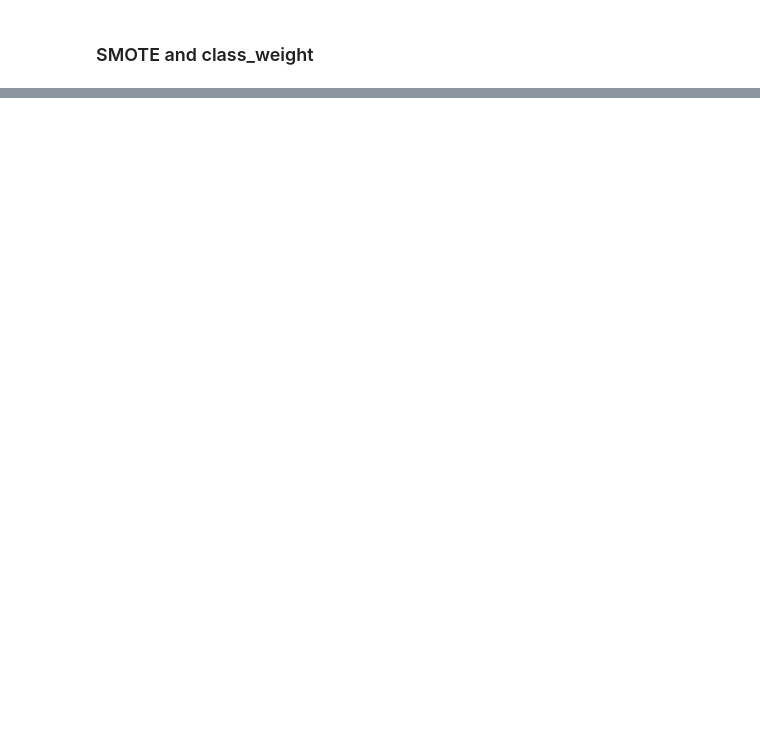
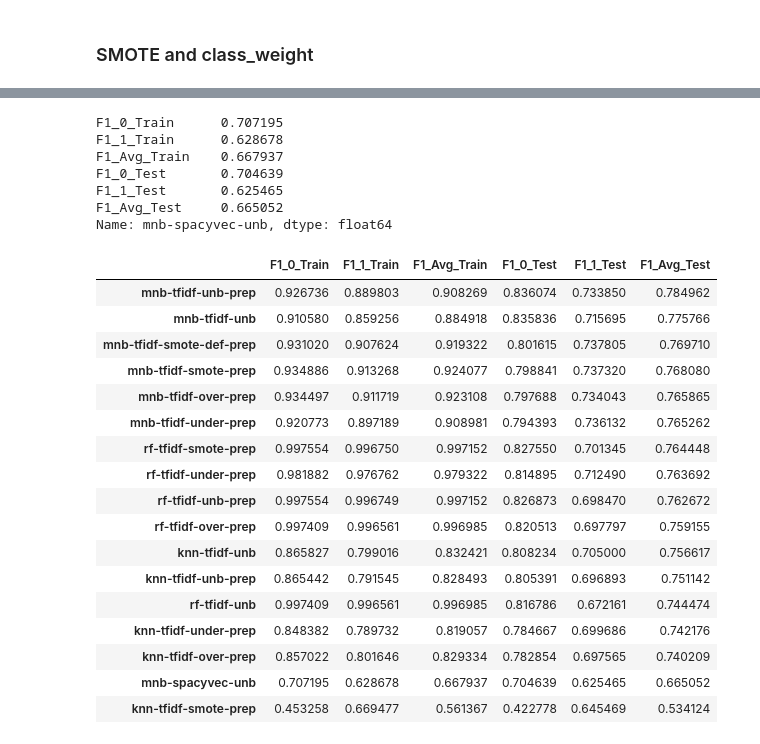
Before and after one commit to kellianneyang/natural-language-processing-practice, a Jupyter notebook: Natural Language Processing with Disaster Tweets - Kaggle Competition.ipynb, the cells around one changed output, grey strips where cells are left out. Cells and saved outputs as stored; diff of their text form; code cells hidden in the pictures; blank space fills up the shorter version.

Commit message:
worked on spacy word vecs

```diff
--- a/Natural Language Processing with Disaster Tweets - Kaggle Competition.ipynb
+++ b/Natural Language Processing with Disaster Tweets - Kaggle Competition.ipynb
@@ -733,0 +748,71 @@ scores_df.sort_values(by = 'F1_Avg_Test', ascending = False).head()
+# %%
+# make spacy vectors (takes awhile!)
+train_df['spacy_vector'] = train_df['text'].apply(lambda x: nlp(x).vector)
+# %%
+# tts
+from sklearn.model_selection import train_test_split
+
+X_train, X_test, y_train, y_test = train_test_split(
+    train_df.spacy_vector.values,
+    train_df.target,
+    test_size = 0.2,
+    random_state = 2022,
+    stratify = train_df.target)
+# %%
+# sets are of format numpy array of numpy arrays
+# need to flatten the arrays because clf is expecting
+# just a 2d numpy array
+
+import numpy as np
+
+X_train_2d = np.stack(X_train)
+X_test_2d = np.stack(X_test)
+# %%
+# scale values so there are no negative values
+# MultinomialNB doesn't accept negative values
+from sklearn.preprocessing import MinMaxScaler
+
+scaler = MinMaxScaler()
+scaled_train_embed = scaler.fit_transform(X_train_2d)
+scaled_test_embed = scaler.transform(X_test_2d)
+# %%
+# mnb, spacy word vectors
+from sklearn.naive_bayes import MultinomialNB
+
+clf = MultinomialNB()
+clf.fit(scaled_train_embed, y_train)
+
+save_scores(clf,
+            scaled_train_embed,
+            scaled_test_embed,
+            y_train,
+            y_test,
+            "mnb-spacyvec-unb")
+
+scores_df.sort_values(by = 'F1_Avg_Test', ascending = False)
+# %% [output]
+F1_0_Train      0.707195
+F1_1_Train      0.628678
+F1_Avg_Train    0.667937
+F1_0_Test       0.704639
+F1_1_Test       0.625465
+F1_Avg_Test     0.665052
+Name: mnb-spacyvec-unb, dtype: float64
+|  | F1_0_Train | F1_1_Train | F1_Avg_Train | F1_0_Test | F1_1_Test | F1_Avg_Test |
+| mnb-tfidf-unb-prep | 0.926736 | 0.889803 | 0.908269 | 0.836074 | 0.733850 | 0.784962 |
+| mnb-tfidf-unb | 0.910580 | 0.859256 | 0.884918 | 0.835836 | 0.715695 | 0.775766 |
+| mnb-tfidf-smote-def-prep | 0.931020 | 0.907624 | 0.919322 | 0.801615 | 0.737805 | 0.769710 |
+| mnb-tfidf-smote-prep | 0.934886 | 0.913268 | 0.924077 | 0.798841 | 0.737320 | 0.768080 |
+| mnb-tfidf-over-prep | 0.934497 | 0.911719 | 0.923108 | 0.797688 | 0.734043 | 0.765865 |
+| mnb-tfidf-under-prep | 0.920773 | 0.897189 | 0.908981 | 0.794393 | 0.736132 | 0.765262 |
+| rf-tfidf-smote-prep | 0.997554 | 0.996750 | 0.997152 | 0.827550 | 0.701345 | 0.764448 |
+| rf-tfidf-under-prep | 0.981882 | 0.976762 | 0.979322 | 0.814895 | 0.712490 | 0.763692 |
+| rf-tfidf-unb-prep | 0.997554 | 0.996749 | 0.997152 | 0.826873 | 0.698470 | 0.762672 |
+| rf-tfidf-over-prep | 0.997409 | 0.996561 | 0.996985 | 0.820513 | 0.697797 | 0.759155 |
+| knn-tfidf-unb | 0.865827 | 0.799016 | 0.832421 | 0.808234 | 0.705000 | 0.756617 |
+| knn-tfidf-unb-prep | 0.865442 | 0.791545 | 0.828493 | 0.805391 | 0.696893 | 0.751142 |
+| rf-tfidf-unb | 0.997409 | 0.996561 | 0.996985 | 0.816786 | 0.672161 | 0.744474 |
+| knn-tfidf-under-prep | 0.848382 | 0.789732 | 0.819057 | 0.784667 | 0.699686 | 0.742176 |
+| knn-tfidf-over-prep | 0.857022 | 0.801646 | 0.829334 | 0.782854 | 0.697565 | 0.740209 |
+| mnb-spacyvec-unb | 0.707195 | 0.628678 | 0.667937 | 0.704639 | 0.625465 | 0.665052 |
+| knn-tfidf-smote-prep | 0.453258 | 0.669477 | 0.561367 | 0.422778 | 0.645469 | 0.534124 |
```
Also changed, not shown: parts of 48 cells of this notebook, 2 other files.
